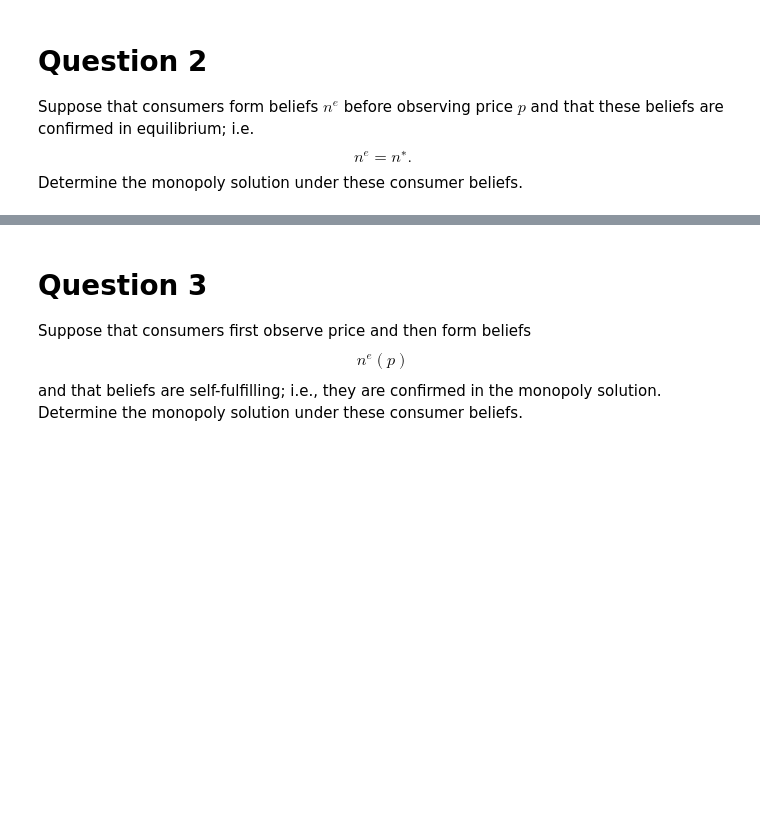
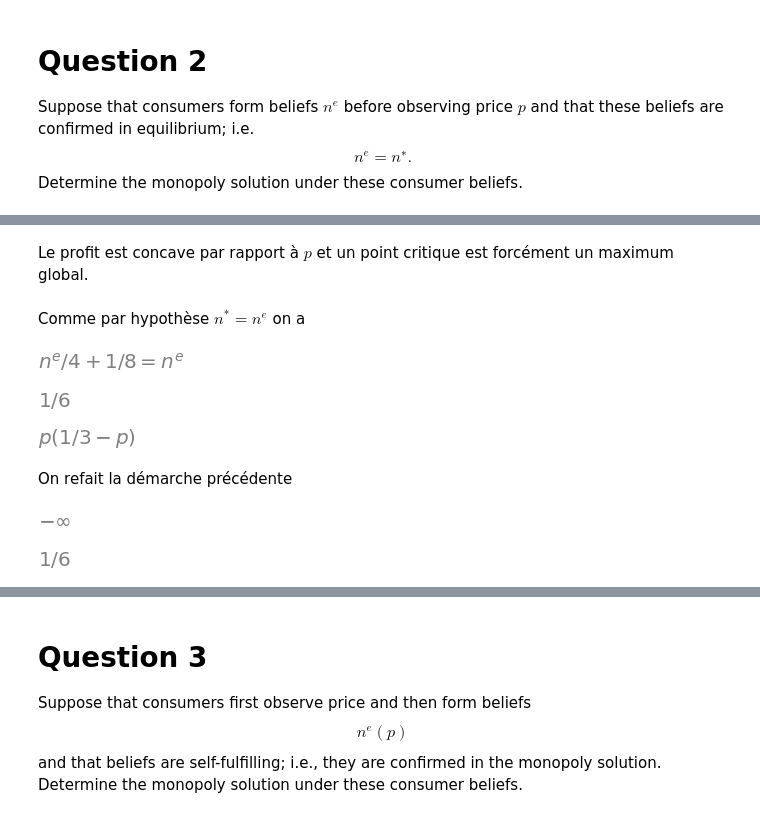
Before and after one commit to MECEN-TOURS/SI-2020-2021, a Jupyter notebook: exercice_introductif/Initial.ipynb, the cells around one changed output, grey strips where cells are left out. Saved outputs shown, nothing was run; the diff lists cells and outputs as text; code cells hidden in the pictures; blank space fills up the shorter version.

```diff
--- a/exercice_introductif/Initial.ipynb
+++ b/exercice_introductif/Initial.ipynb
@@ -96,0 +150,30 @@ Determine the monopoly solution under these consumer beliefs.
+# %% [markdown]
+Le profit est concave par rapport à $p$ et un point critique est forcément un maximum global.
+# %% [markdown]
+Comme par hypothèse $n^* = n^e$ on a
+# %%
+equation2b = sp.Eq(ns, ne)
+equation2b
+# %% [output]
+[figure, added]
+# %%
+ne2, = sp.solve(equation2b, ne)
+ne2
+# %% [output]
+[figure, added]
+# %%
+profit2b = profit2.subs(ne, ne2)
+profit2b
+# %% [output]
+[figure, added]
+# %% [markdown]
+On refait la démarche précédente
+# %%
+sp.limit(profit2b, p, +sp.oo)
+# %% [output]
+[figure, added]
+# %%
+pm2b, = sp.solve(sp.diff(profit2b, p), p)
+pm2b
+# %% [output]
+[figure, added]
```
Also changed, not shown: parts of 27 cells of this notebook.
